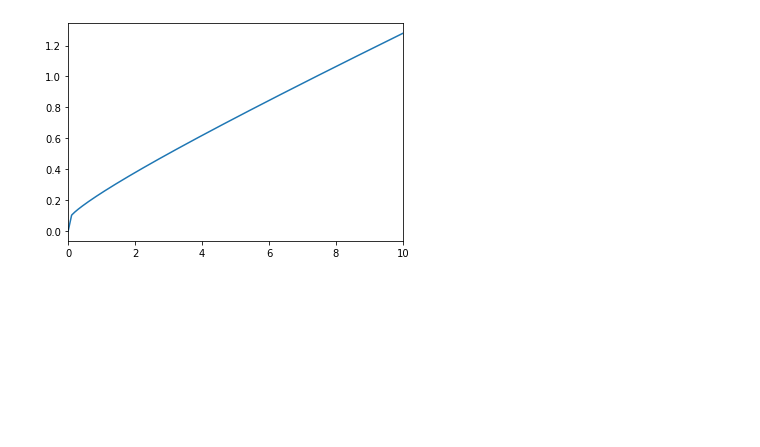
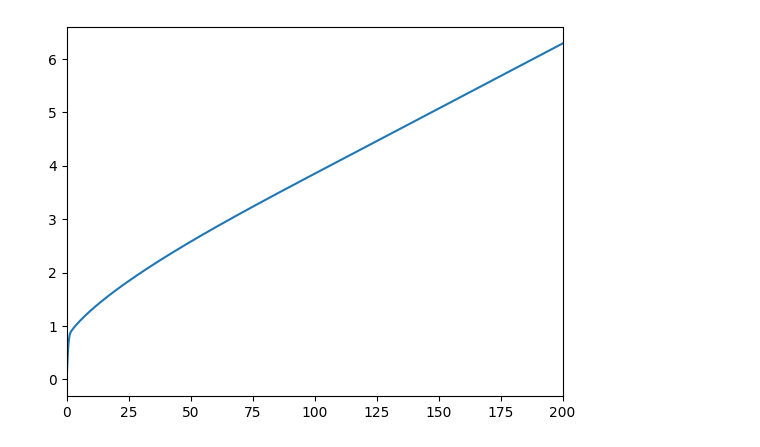
Before and after one commit to sbenthall/SHARKFin, a Jupyter notebook: macro/dashboard.ipynb, the cells around one changed output. Drawn from its saved outputs; the diff is of its cells as text; code cells hidden in the pictures; blank space fills up the shorter version.

```diff
--- a/macro/dashboard.ipynb
+++ b/macro/dashboard.ipynb
@@ -29,0 +7,9 @@ plot_funcs(agent_more_cycles.solution[0].ShareFuncAdj, 0, 10)
+# %%
+agent_parameters = LUCAS0.copy()
+agent_parameters["LivPrb"] = [LUCAS0["LivPrb"]]
+agent_parameters["PermGroFac"] = [LUCAS0["PermGroFac"]]
+# %%
+agent = PortfolioConsumerType(**agent_parameters)
+agent.solve()
+
+plot_funcs(agent.solution[0].ShareFuncAdj, 0, 200)
@@ -30,4 +18,4 @@ plot_funcs(agent_more_cycles.solution[0].ShareFuncAdj, 0, 10)
 # %%
-plot_funcs(agent_more_cycles.solution[0].cFuncAdj, 0, 10)
+plot_funcs(agent.solution[0].cFuncAdj, 0, 200)
 # %% [output]
-[figure, old version]
+[figure, new version]
```
Also changed, not shown: parts of 5 cells of this notebook.
